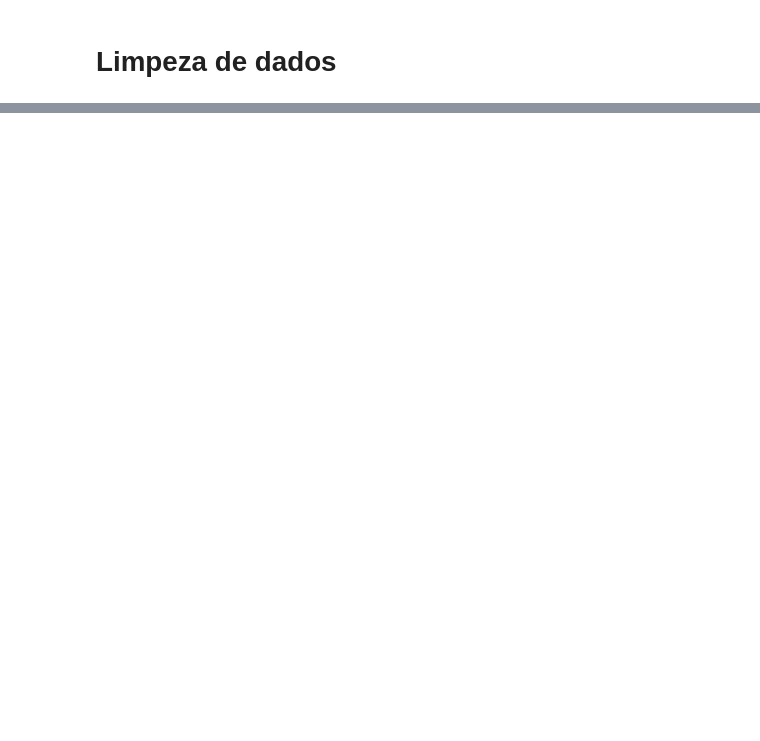
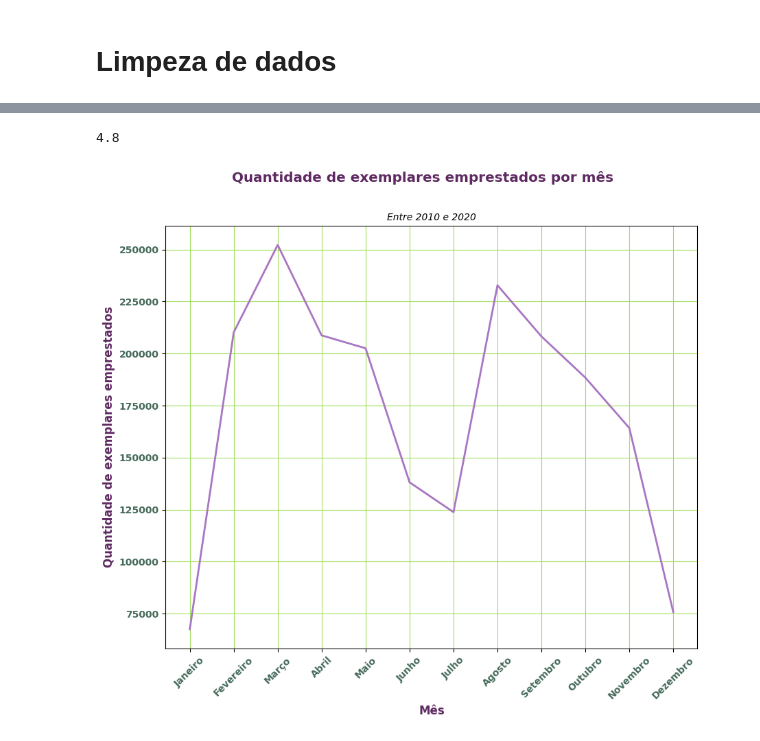
Before and after one commit to ayssag/7DaysOfCodePandas, a Jupyter notebook: _7DaysOfCode.ipynb, the cells around one changed output, grey strips where cells are left out. Saved outputs shown, nothing was run; the diff lists cells and outputs as text; code cells hidden in the pictures; blank space fills up the shorter version.

```diff
--- a/_7DaysOfCode.ipynb
+++ b/_7DaysOfCode.ipynb
@@ -102,0 +153,43 @@ dataset['localizacao_cd'] = list(map(convert_cdu, dataset['localizacao']))
+# %%
+exemplares_por_mes = exemplares_por_mes['id_exemplar']['count']
+exemplares_por_mes = exemplares_por_mes.to_frame()
+# %%
+exemplares_por_mes.columns = ['quantidade_exemplares']
+# %%
+def num_to_mes(num):
+  match num:
+    case 1: return 'Janeiro'
+    case 2: return 'Fevereiro'
+    case 3: return 'Março'
+    case 4: return 'Abril'
+    case 5: return 'Maio'
+    case 6: return 'Junho'
+    case 7: return 'Julho'
+    case 8: return 'Agosto'
+    case 9: return 'Setembro'
+    case 10: return 'Outubro'
+    case 11: return 'Novembro'
+    case 12: return 'Dezembro'
+# %%
+exemplares_por_mes.index = list(map(num_to_mes, exemplares_por_mes.index))
+# %%
+fig.get_figheight()
+# %% [output]
+4.8
+# %%
+fig, ax = plt.subplots(figsize=(10,8))
+
+ax.plot(exemplares_por_mes, color=PURPLE, linewidth=2)
+
+plt.suptitle('Quantidade de exemplares emprestados por mês', fontsize='x-large', fontweight='bold', color=DARKERPURPLE, ha='center')
+plt.title('Entre 2010 e 2020', style='italic', fontsize='medium')
+
+plt.xlabel('Mês', fontsize='large', fontweight='bold', color=DARKERPURPLE)
+plt.ylabel('Quantidade de exemplares emprestados', fontsize='large', fontweight='bold', color=DARKERPURPLE)
+
+plt.xticks(exemplares_por_mes.index, rotation=45, color=DARKERGREEN, fontsize='medium', fontweight='bold')
+plt.yticks(color=DARKERGREEN, fontsize='medium', fontweight='bold')
+plt.grid(visible=True, color=GREEN)
+plt.show()
+# %% [output]
+[figure, added]
```
Also changed, not shown: parts of 51 cells of this notebook.
